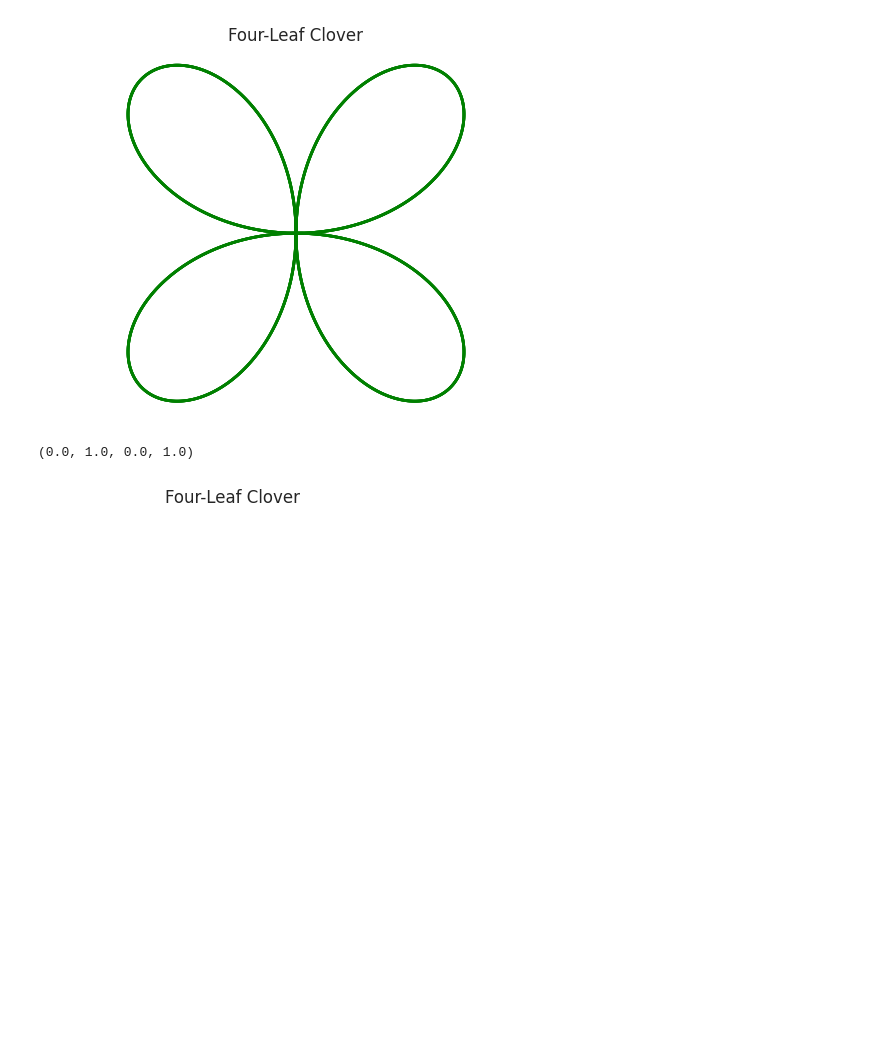
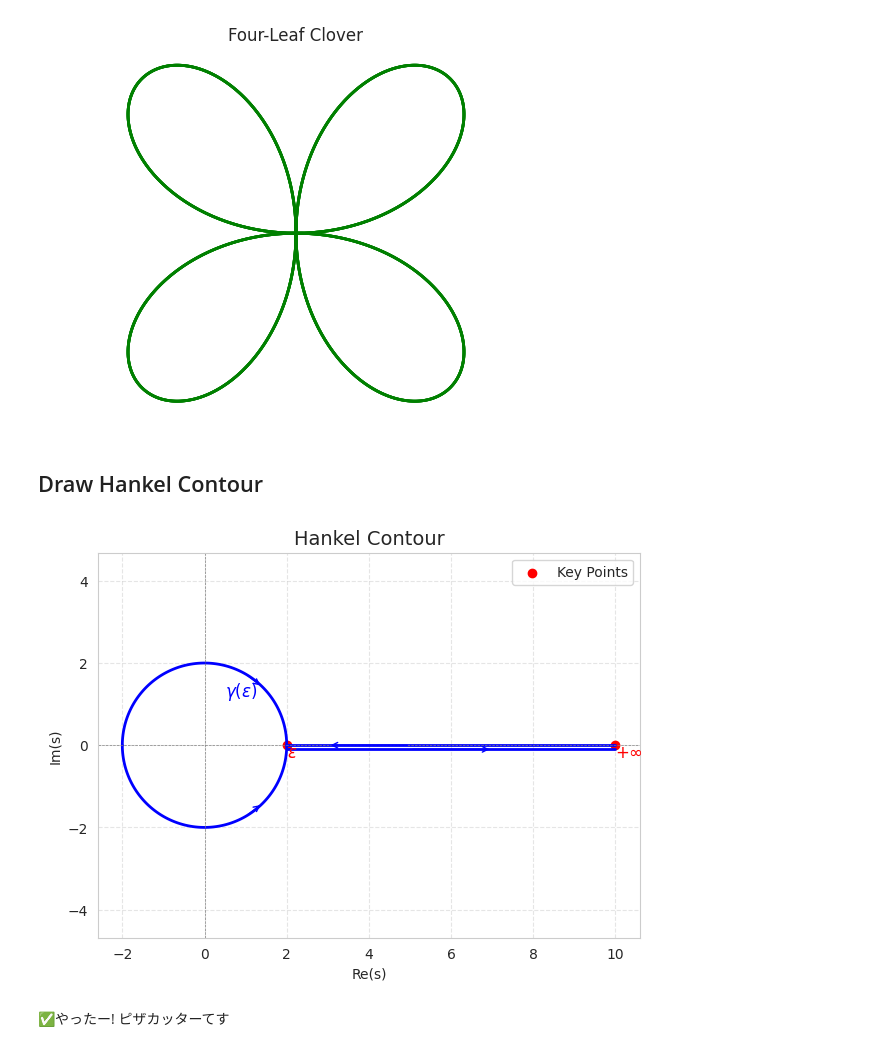
Before and after one commit to tangYang7/GAI, a Jupyter notebook: exercise/week1.ipynb, the cells around one changed output. Saved outputs shown, nothing was run; the diff lists cells and outputs as text; code cells hidden in the pictures; blank space fills up the shorter version.

```diff
--- a/exercise/week1.ipynb
+++ b/exercise/week1.ipynb
@@ -71,29 +51,5 @@ plt.axis('off')
 plt.show()
 # %% [output]
 [figure]
-# %%
-def clover_leaf(t, a, b):
-    x = a * np.cos(t) * np.sin(2*t)
-    y = b * np.sin(t) * np.sin(2*t)
-    return x, y
-
-t = np.linspace(0, 2*np.pi, 1000)
-leaf1_x, leaf1_y = clover_leaf(t, 5, 5)
-leaf2_x, leaf2_y = clover_leaf(t + np.pi/2, 5, 5)
-leaf3_x, leaf3_y = clover_leaf(t + np.pi, 5, 5)
-leaf4_x, leaf4_y = clover_leaf(t + 3*np.pi/2, 5, 5)
-
-sns.set_style("white")  # Set a clean background
-fig, ax = plt.subplots()
-
-sns.lineplot(x=leaf1_x, y=leaf1_y, ax=ax, color='green', linewidth=2)
-sns.lineplot(x=leaf2_x, y=leaf2_y, ax=ax, color='green', linewidth=2)
-sns.lineplot(x=leaf3_x, y=leaf3_y, ax=ax, color='green', linewidth=2)
-sns.lineplot(x=leaf4_x, y=leaf4_y, ax=ax, color='green', linewidth=2)
-
-ax.set_title('Four-Leaf Clover')
-ax.set_aspect('equal')
-ax.axis('off')
-# %% [output]
-(0.0, 1.0, 0.0, 1.0)
-[figure, removed]
+# %% [markdown]
+## Draw Hankel Contour
@@ -99,0 +77,49 @@ ax.axis('off')
+# %%
+# Create figure and axis
+fig, ax = plt.subplots(figsize=(7, 5))
+
+# Plot the Hankel contour
+ax.plot(x1, y1, 'b', linewidth=2)  # Positive real axis
+ax.plot(x2, y2, 'b', linewidth=2)  # Upper semicircular arc
+ax.plot(x3, y3, 'b', linewidth=2)  # Lower real axis
+ax.plot(x4, y4, 'b', linewidth=2)  # **Lower semicircular arc (added)**
+
+# Add arrows to indicate the direction of integration
+ax.annotate("", xy=(3, 0), xytext=(5, 0), arrowprops=dict(arrowstyle="->", color="b"))
+ax.annotate("", xy=(7, -0.1), xytext=(5, -0.1), arrowprops=dict(arrowstyle="->", color="b"))
+ax.annotate("", xy=(epsilon * np.cos(np.pi/4), epsilon * np.sin(np.pi/4)),
+            xytext=(epsilon * np.cos(np.pi/3), epsilon * np.sin(np.pi/3)),
+            arrowprops=dict(arrowstyle="->", color="b"))
+ax.annotate("", xy=(epsilon * np.cos(-np.pi/4), epsilon * np.sin(-np.pi/4)),
+            xytext=(epsilon * np.cos(-np.pi/3), epsilon * np.sin(-np.pi/3)),
+            arrowprops=dict(arrowstyle="->", color="b"))
+
+# Mark key points
+ax.scatter([epsilon, R], [0, 0], color='r', label="Key Points")  # Important points (endpoints of arcs)
+
+# Add labels
+ax.text(epsilon, -0.3, r'$\epsilon$', fontsize=12, color='r')
+ax.text(R, -0.3, r'$+\infty$', fontsize=12, color='r')
+ax.text(0.5, 1.2, r'$\gamma(\epsilon)$', fontsize=12, color='b')
+
+# Draw coordinate axes
+ax.axhline(0, color='gray', linestyle='--', linewidth=0.5)
+ax.axvline(0, color='gray', linestyle='--', linewidth=0.5)
+
+# Set title and labels
+ax.set_title("Hankel Contour", fontsize=14)
+ax.set_xlabel("Re(s)")
+ax.set_ylabel("Im(s)")
+
+# Adjust display range
+ax.set_xlim(-2, R + 2)
+ax.set_ylim(-2, 2)
+ax.legend()
+plt.axis('equal')
+plt.grid(True, linestyle='--', alpha=0.5)
+
+plt.show()
+# %% [output]
+[figure, added]
+# %% [markdown]
+✅やったー! ピザカッターてす
```
Also changed, not shown: parts of 8 cells of this notebook.
